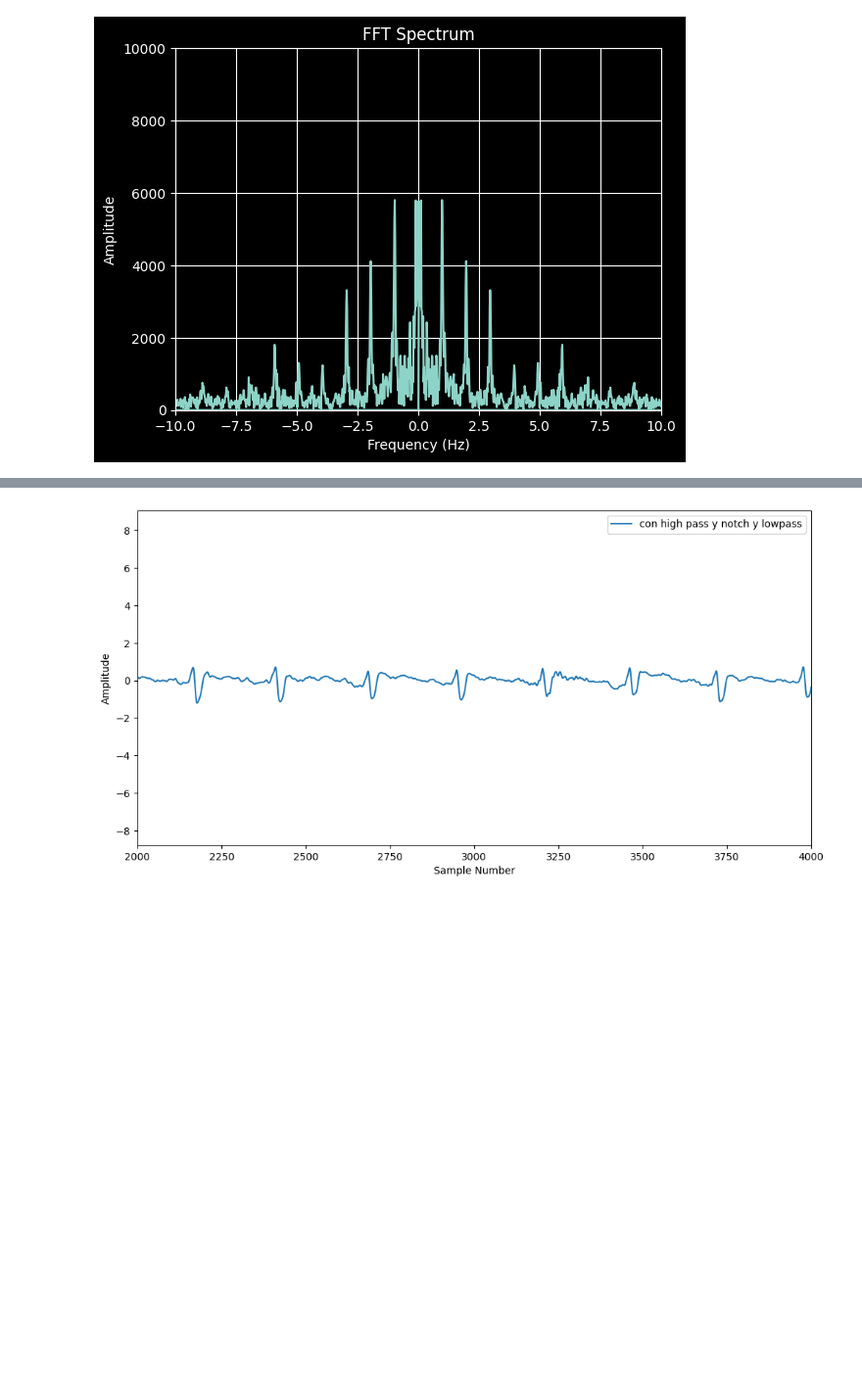
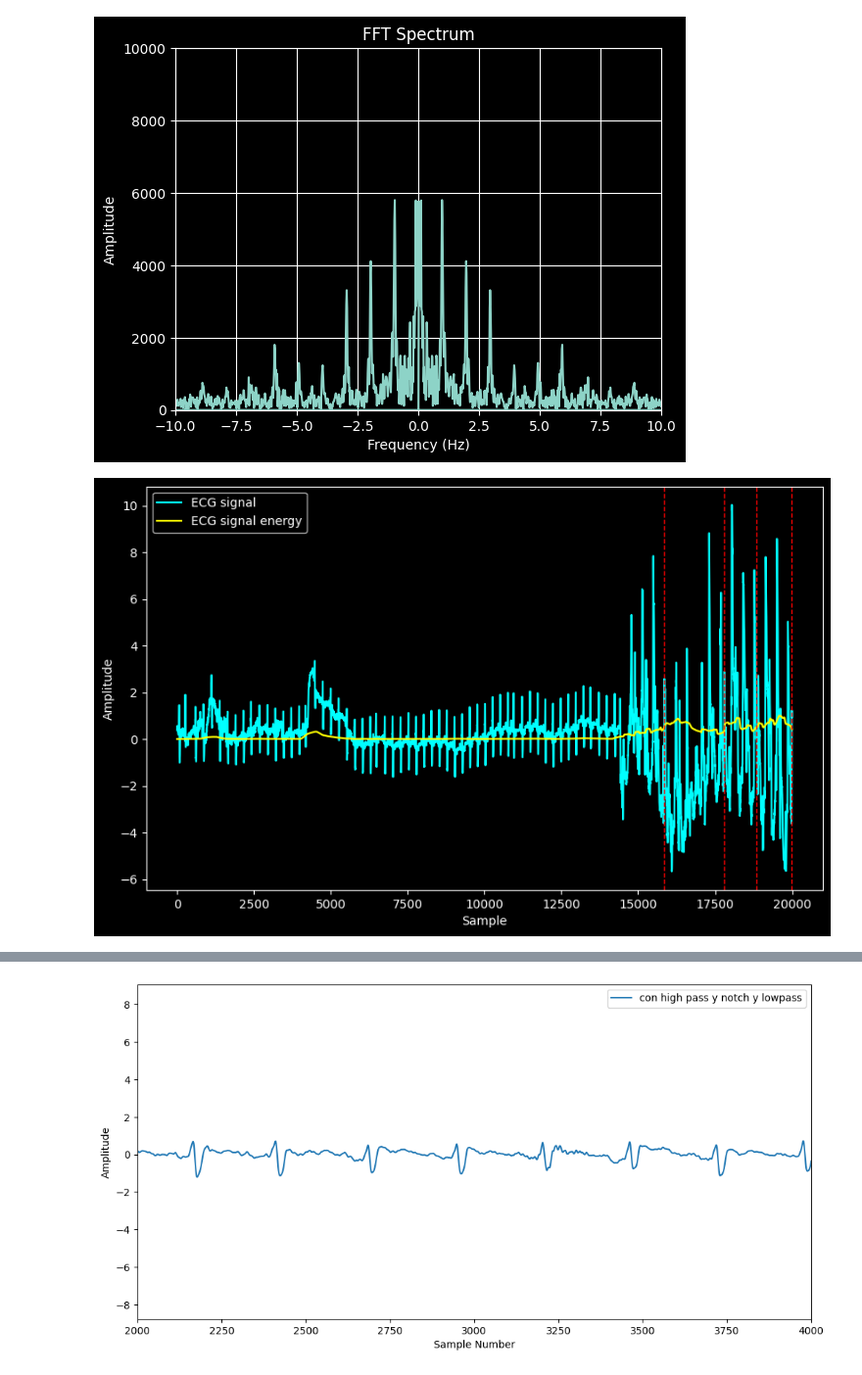
Before and after one commit to JBatRey/tp4assd, a Jupyter notebook: denoise.ipynb, the cells around one changed output, grey strips where cells are left out. Shown: that part at 98% size. Cells and saved outputs as stored; diff of their text form; code cells hidden in the pictures; blank space fills up the shorter version.

Commit message:
Added segmentation

```diff
--- a/denoise.ipynb
+++ b/denoise.ipynb
@@ -142,3 +141,81 @@ def wav_filter_lvl9(signal,wavelet = 'db4'):
 
     ecg_filtered = pywt.waverec(new_coeffs, wavelet)
     return ecg_filtered
+# %%
+def redistribute_values(lst, bounds, minval):
+    i = 0
+    while i < len(lst):
+        if lst[i] < minval:
+            if i == 0:
+                lst[1] += lst[0]
+                lst.pop(i)
+                bounds.pop(0)
+            elif i == len(lst) - 1:
+                lst[i-1] += lst[i]
+                lst.pop(i)
+                bounds.pop(-1)
+                i -= 1
+            else:
+                if lst[i-1] <= lst[i+1]:
+                    lst[i-1] += lst[i]
+                    lst.pop(i)
+                    bounds.pop(i-1)
+                    i -= 1
+                else:
+                    lst[i+1] += lst[i]
+                    lst.pop(i)
+                    bounds.pop(i)
+        else:
+            i += 1
+
+def energy_based_segmentation(ecg_signal, window_length, threshold, minlen=1000):
+    # Calculate signal energy
+    squared_signal = np.square(ecg_signal)
+    energy = np.convolve(squared_signal, np.ones(window_length)/window_length, mode='same')
+
+    # Normalize energy
+    normalized_energy = (energy - np.min(energy)) / (np.max(energy) - np.min(energy))
+
+    # Detect section boundaries
+    section_boundaries = np.where(normalized_energy > threshold)[0]
+
+    # Refine boundaries (optional)
+    refined_boundaries = [section_boundaries[0]]
+    for i in range(1, len(section_boundaries)):
+        if section_boundaries[i] - section_boundaries[i-1] > 1:
+            refined_boundaries.extend([section_boundaries[i-1], section_boundaries[i]])
+    refined_boundaries.append(section_boundaries[-1])
+    refined_boundaries.append(len(ecg_signal))
+
+    lens = []
+    for i in range(len(refined_boundaries)):
+        if i == 0:
+            lens.append(refined_boundaries[i])
+        else:
+            lens.append(refined_boundaries[i]-refined_boundaries[i-1])
+
+    redistribute_values(lens,refined_boundaries, minlen)
+    return refined_boundaries, normalized_energy
+
+
+ecg_signal = ecg_signal
+window_length = 500
+threshold = 0.5
+
+segment_boundaries, energy = energy_based_segmentation(ecg_signal, window_length, threshold)
+
+# Plot the segmented ECG
+plt.figure(figsize=(10, 6))
+plt.plot(ecg_signal, color='cyan', label='ECG signal')
+plt.plot(energy, color='yellow', label='ECG signal energy')
+
+# Plot segment boundaries
+for boundary in segment_boundaries:
+    plt.axvline(boundary, color='red', linestyle='--', linewidth=1)
+
+plt.xlabel('Sample')
+plt.ylabel('Amplitude')
+plt.legend()
+plt.show()
+# %% [output]
+[figure, added]
```
Also changed, not shown: parts of 4 cells of this notebook.
